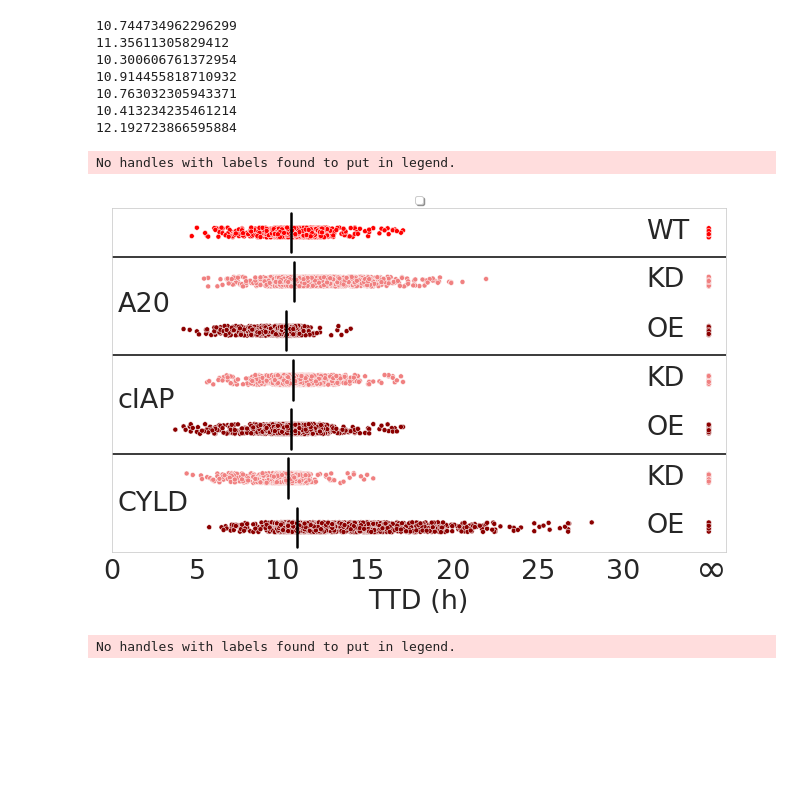
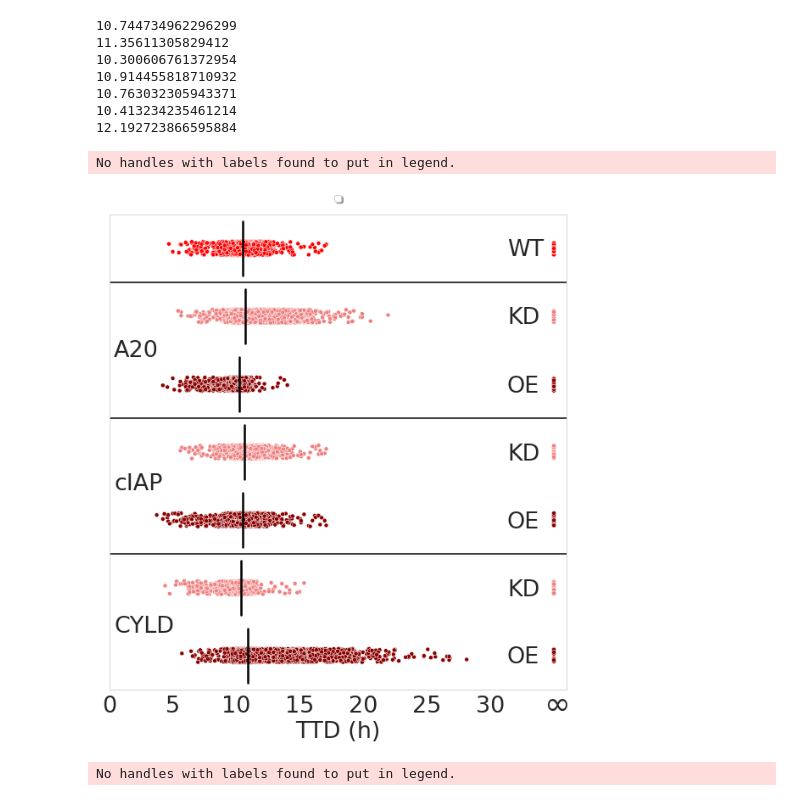
Before and after one commit to LoLab-MSM/NERM, a Jupyter notebook: sensitivity_analysis/Mode1/mode1_runfile_init_param_sens.ipynb, the cells around one changed output. Saved outputs shown, nothing was run; the diff lists cells and outputs as text; code cells hidden in the pictures; blank space fills up the shorter version.

Commit message:
adding median lines to all init and param sens boxplots, and increasing fontsize again and fig size

```diff
--- a/sensitivity_analysis/Mode1/mode1_runfile_init_param_sens.ipynb
+++ b/sensitivity_analysis/Mode1/mode1_runfile_init_param_sens.ipynb
@@ -77,7 +77,7 @@ dfclus2hr = pd.DataFrame(data = mode1df2,
                         columns = ['WT','A20 KD','A20 OE','cIAP KD','cIAP OE','CYLD KD','CYLD OE'])
 # %%
 sns.set_style("whitegrid", {'axes.grid' : False})
-fig, ax = plt.subplots(figsize = (9,6))
+fig, ax = plt.subplots(figsize = (8,9))
 my_pal = {"WT": "red",
           "A20 KD":"lightcoral", "A20 OE":"darkred",
           "cIAP KD": "lightcoral", "cIAP OE":"darkred",
@@ -108,36 +108,36 @@ b = sns.boxplot(showmeans=False,
 plt.annotate('A20', xy = (0.01,.7), xycoords ='axes fraction', fontsize = 27)
 plt.annotate('cIAP', xy = (0.01,.42), xycoords ='axes fraction', fontsize = 27)
 plt.annotate('CYLD', xy = (0.01,.12), xycoords ='axes fraction', fontsize = 27)
 plt.annotate('WT', xy = (0.87,.912), xycoords ='axes fraction', fontsize = 27)#(-0.2,.7)
 plt.annotate('KD', xy = (0.87,.77), xycoords ='axes fraction', fontsize = 27) #(-0.2,.42)
 plt.annotate('OE', xy = (0.87,.625), xycoords ='axes fraction', fontsize = 27) #(-0.2,.12)
 plt.annotate('KD', xy = (0.87,.483), xycoords ='axes fraction', fontsize = 27) #(-0.2,.42)
 plt.annotate('OE', xy = (0.87,.34), xycoords ='axes fraction', fontsize = 27) #(-0.2,.12)
 plt.annotate('KD', xy = (0.87,.197), xycoords ='axes fraction', fontsize = 27) #(-0.2,.42)
 plt.annotate('OE', xy = (0.87,.055), xycoords ='axes fraction', fontsize = 27) #(-0.2,.12)
 
 
-plt.annotate(r'$\infty$', xy = (0.95,-0.08), xycoords ='axes fraction', fontsize = 37)
+plt.annotate(r'$\infty$', xy = (0.95,-0.05), xycoords ='axes fraction', fontsize = 37)
 plt.axhline(y=0.5, color = 'k')
 plt.axhline(y=2.5, color = 'k')
 plt.axhline(y=4.5, color = 'k')
 # plt.yticks(ticks = plt.yticks()[0], labels = ['WT', 'KD', 'OE','KD', 'OE','KD', 'OE'])
 plt.yticks(ticks = plt.yticks()[0], labels = ['', '', '','', '','', ''])
 b.set_xlabel("TTD (h)",fontsize = 27)
 plt.xticks(fontsize = 27)
 b.set_ylabel("")
 b.tick_params(labelsize=27)
 plt.xlim(xmax = 36, xmin = 0)
 ax.set_xticks([0,5, 10, 15, 20, 25,30])
 # ax.set_xticks([0,300, 600, 900, 1200, 1500,1800])
 plt.tight_layout()
 # plt.xlim(xmin = 1)
 plt.legend(loc='upper center', bbox_to_anchor=(0.5, 1.05),
           ncol=3, fancybox=True, shadow=True)
-plt.savefig('pmlkl_mode1_initsens_100tnf_stripdots_hrs_kdoeinside_edgewhite_testingmedian.pdf')
+plt.savefig('pmlkl_mode1_initsens_100tnf_stripdots_hrs_kdoeinside_edgewhite_testingmedian_long.pdf')
 # %% [output]
 No handles with labels found to put in legend.
-[figure, old version]
+[figure, new version]
 # %%
 sns.set_style("whitegrid", {'axes.grid' : False})
 fig, ax = plt.subplots(figsize = (9,9))
```
Also changed, not shown: 7 other files.
